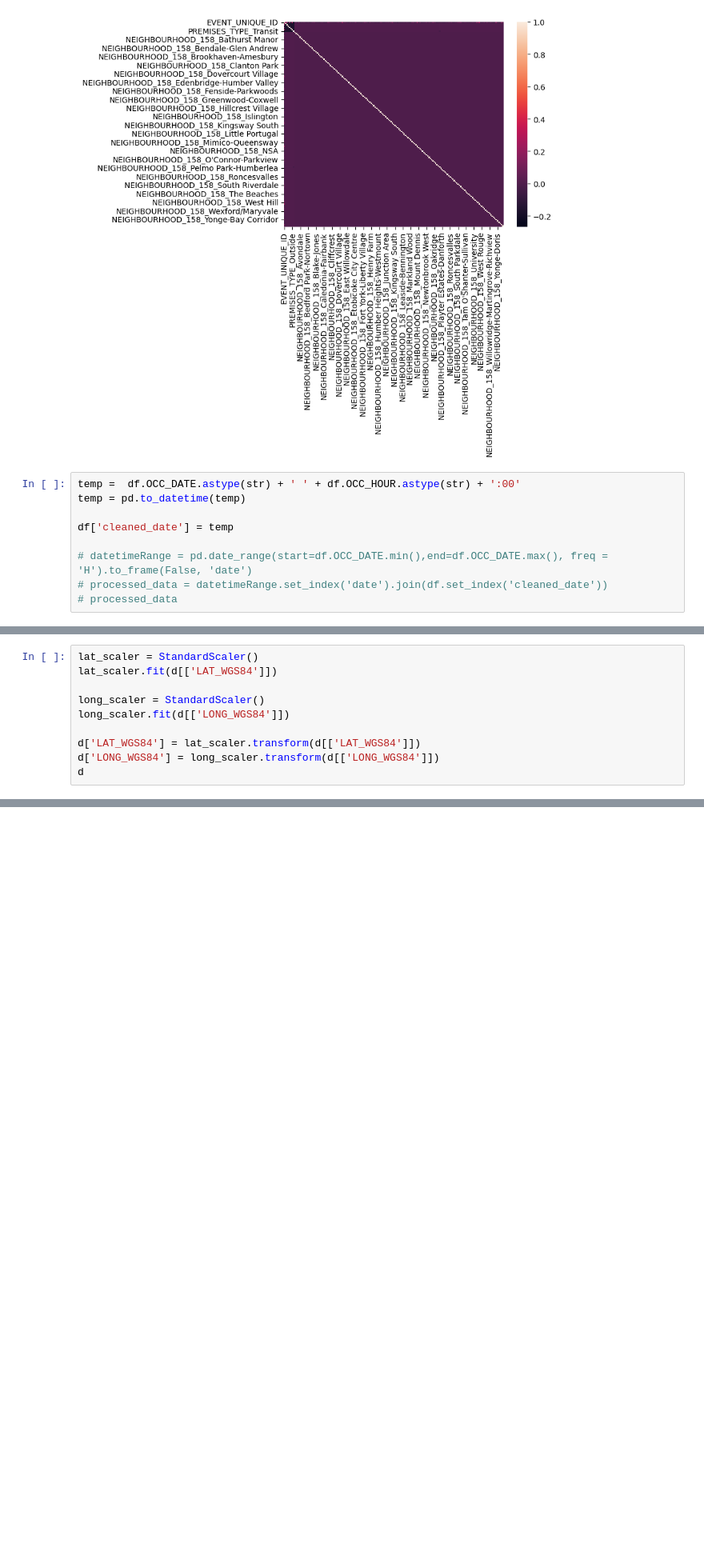
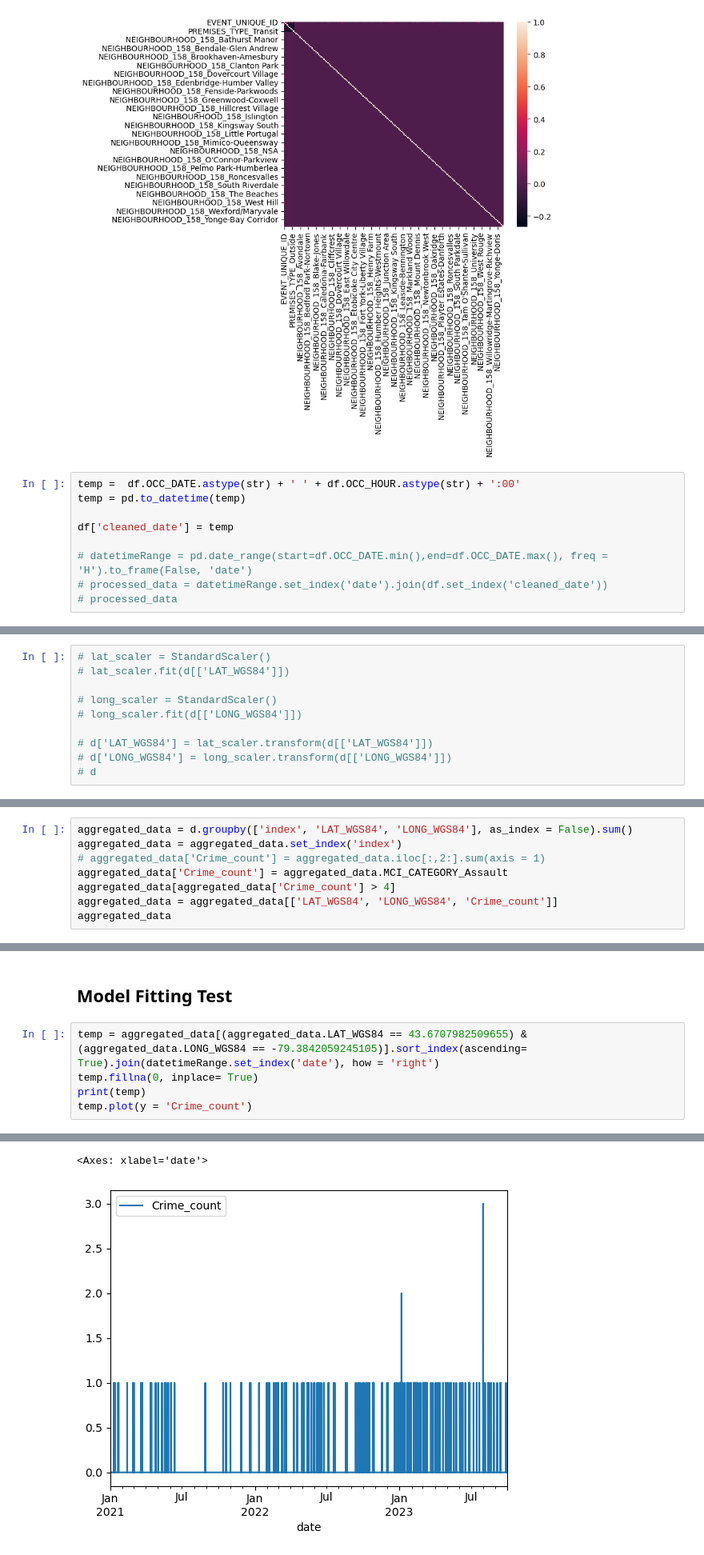
Before and after one commit to mart1428/SafeguardNavigator, a Jupyter notebook: EDA.ipynb, the cells around one changed output, grey strips where cells are left out. Shown at 80% size. Drawn from its saved outputs; the diff is of its cells as text; blank space fills up the shorter version.

Commit message:
Updated EDA (model fit test)

```diff
--- a/EDA.ipynb
+++ b/EDA.ipynb
@@ -211,11 +214,11 @@ Index(['MCI_CATEGORY_Assault', 'MCI_CATEGORY_Auto Theft',
       dtype='object')
 # %%
-lat_scaler = StandardScaler()
-lat_scaler.fit(d[['LAT_WGS84']])
+# lat_scaler = StandardScaler()
+# lat_scaler.fit(d[['LAT_WGS84']])
 
-long_scaler = StandardScaler()
-long_scaler.fit(d[['LONG_WGS84']])
+# long_scaler = StandardScaler()
+# long_scaler.fit(d[['LONG_WGS84']])
 
-d['LAT_WGS84'] = lat_scaler.transform(d[['LAT_WGS84']])
-d['LONG_WGS84'] = long_scaler.transform(d[['LONG_WGS84']])
-d
+# d['LAT_WGS84'] = lat_scaler.transform(d[['LAT_WGS84']])
+# d['LONG_WGS84'] = long_scaler.transform(d[['LONG_WGS84']])
+# d
@@ -235,0 +225,8 @@ d
+# %%
+aggregated_data = d.groupby(['index', 'LAT_WGS84', 'LONG_WGS84'], as_index = False).sum()
+aggregated_data = aggregated_data.set_index('index')
+# aggregated_data['Crime_count'] = aggregated_data.iloc[:,2:].sum(axis = 1)
+aggregated_data['Crime_count'] = aggregated_data.MCI_CATEGORY_Assault
+aggregated_data[aggregated_data['Crime_count'] > 4]
+aggregated_data = aggregated_data[['LAT_WGS84', 'LONG_WGS84', 'Crime_count']]
+aggregated_data
@@ -235,0 +248,8 @@ d
+# %% [markdown]
+## Model Fitting Test
+# %%
+temp = aggregated_data[(aggregated_data.LAT_WGS84 == 43.6707982509655) & (aggregated_data.LONG_WGS84 == -79.3842059245105)].sort_index(ascending= True).join(datetimeRange.set_index('date'), how = 'right')
+temp.fillna(0, inplace= True)
+print(temp)
+temp.plot(y = 'Crime_count')
+# %% [output]
@@ -235,0 +271,2 @@ d
+<Axes: xlabel='date'>
+[figure, added]
```
Also changed, not shown: parts of 13 cells of this notebook.
